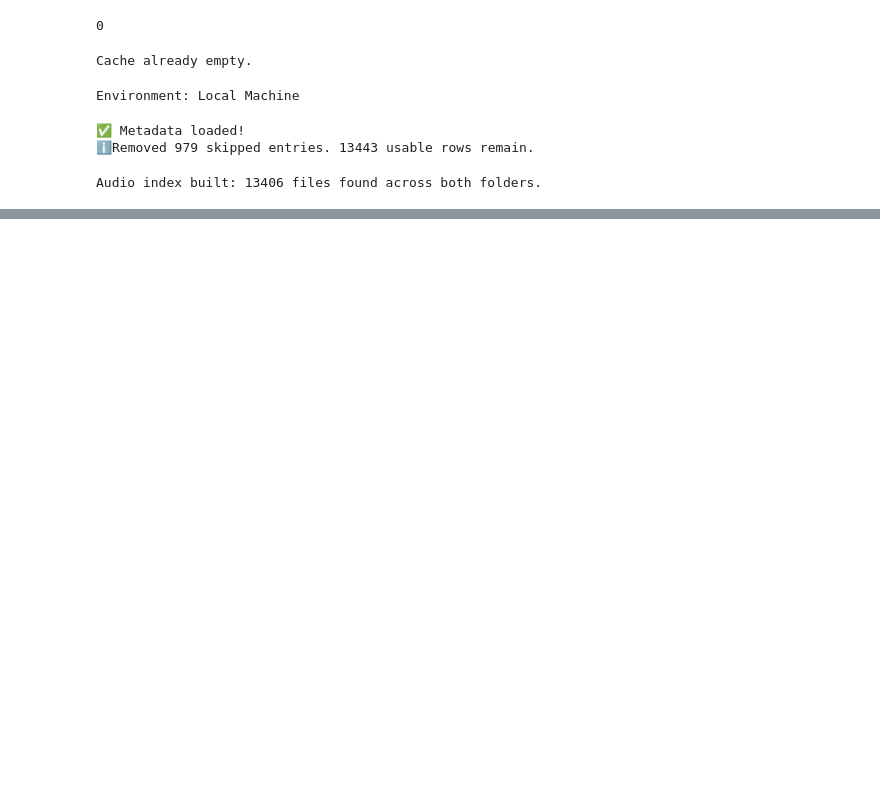
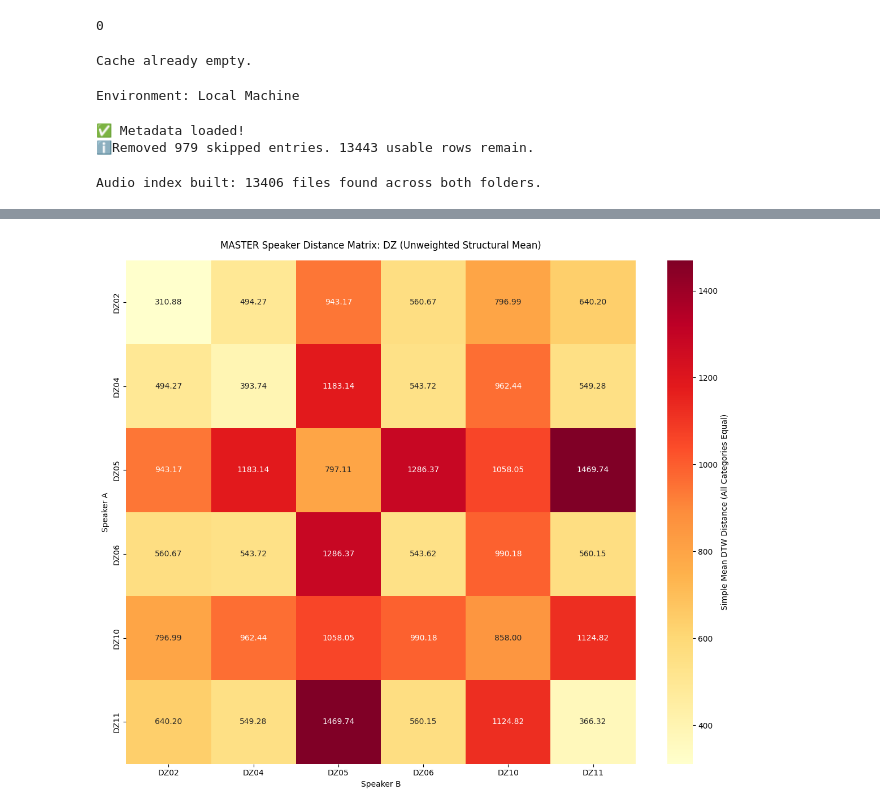
Before and after one commit to jerperkins/zhuang-dialect-analysis, a Jupyter notebook: CSC575ZhuangProject.ipynb, the cells around one changed output, grey strips where cells are left out. Saved outputs shown, nothing was run; the diff lists cells and outputs as text; code cells hidden in the pictures; blank space fills up the shorter version.

```diff
--- a/CSC575ZhuangProject.ipynb
+++ b/CSC575ZhuangProject.ipynb
@@ -686,0 +1310,65 @@ VBox(children=(HTML(value='<b>Left Column Filters</b>'), HBox(children=(Dropdown
+# %%
+# Get overall speaker similarity by averaging the distances across all tone/length combinations, and visualize it as a heatmap
+# Customize the dialect
+def build_master_speaker_matrix(target_dialect):
+    print(f"--- Building MASTER Speaker Matrix for {target_dialect} (Simple Unweighted Mean) ---")
+
+    vowel_lengths = ['long', 'short']
+    all_tones = sorted([str(t) for t in df['ReclassifiedTone'].unique() if str(t) != 'nan'],
+                       key=lambda x: int(x) if x.isdigit() else 99)
+
+    # 1. Master Speaker List
+    master_speakers = sorted(list(set(df[df['Dialect'] == target_dialect]['Speaker'].dropna())))
+
+    # 2. Independent tracking matrices
+    sum_matrix = pd.DataFrame(0.0, index=master_speakers, columns=master_speakers)
+    count_matrix = pd.DataFrame(0.0, index=master_speakers, columns=master_speakers)
+
+    for vl in vowel_lengths:
+        for tone in all_tones:
+            subset = df[(df['Dialect'] == target_dialect) &
+                        (df['ReclassifiedTone'] == tone) &
+                        (df['VowelLength'] == vl) &
+                        (df['Exclude'] == 'Keep') &
+                        (df['DictionaryMatch'] == 'yes')]
+
+            if len(subset) < 20:
+                continue
+
+            contours, fnames = get_dtw_contours_with_textgrids(target_dialect, tone, target_vl=vl)
+
+            if len(contours) > 0:
+                # ---> NOW USING THE FAST FUNCTION <---
+                spk_matrix = build_speaker_distance_matrix_fast(contours, fnames)
+
+                # 3. Safely add values cell-by-cell (Unweighted)
+                for spk1 in spk_matrix.index:
+                    for spk2 in spk_matrix.columns:
+                        val = spk_matrix.loc[spk1, spk2]
+                        if pd.notna(val):
+                            sum_matrix.loc[spk1, spk2] += val
+                            # Each successfully compared tone category counts as exactly 1 vote
+                            count_matrix.loc[spk1, spk2] += 1
+
+                print(f"Added Tone {tone} ({vl}) as 1 structural category.")
+
+    # 4. Final calculation: Simple Mean
+    print("\nAggregating matrices cell-by-cell (Simple Mean)...")
+    master_matrix = sum_matrix / count_matrix.replace(0, np.nan)
+
+    # Visualize the Master Matrix
+    plt.figure(figsize=(12, 10))
+    sns.heatmap(master_matrix, annot=True, fmt=".2f", cmap="YlOrRd",
+                cbar_kws={'label': 'Simple Mean DTW Distance (All Categories Equal)'})
+
+    plt.title(f"MASTER Speaker Distance Matrix: {target_dialect} (Unweighted Structural Mean)", pad=15)
+    plt.ylabel("Speaker A")
+    plt.xlabel("Speaker B")
+    plt.tight_layout()
+    plt.show()
+
+    return master_matrix
+
+# Start the crunch for Wuming Zhuang
+wz_master_matrix = build_master_speaker_matrix('DZ')
+# %% [output]
@@ -686,0 +1392 @@ VBox(children=(HTML(value='<b>Left Column Filters</b>'), HBox(children=(Dropdown
+[figure, added]
```
Also changed, not shown: parts of 19 cells of this notebook.
